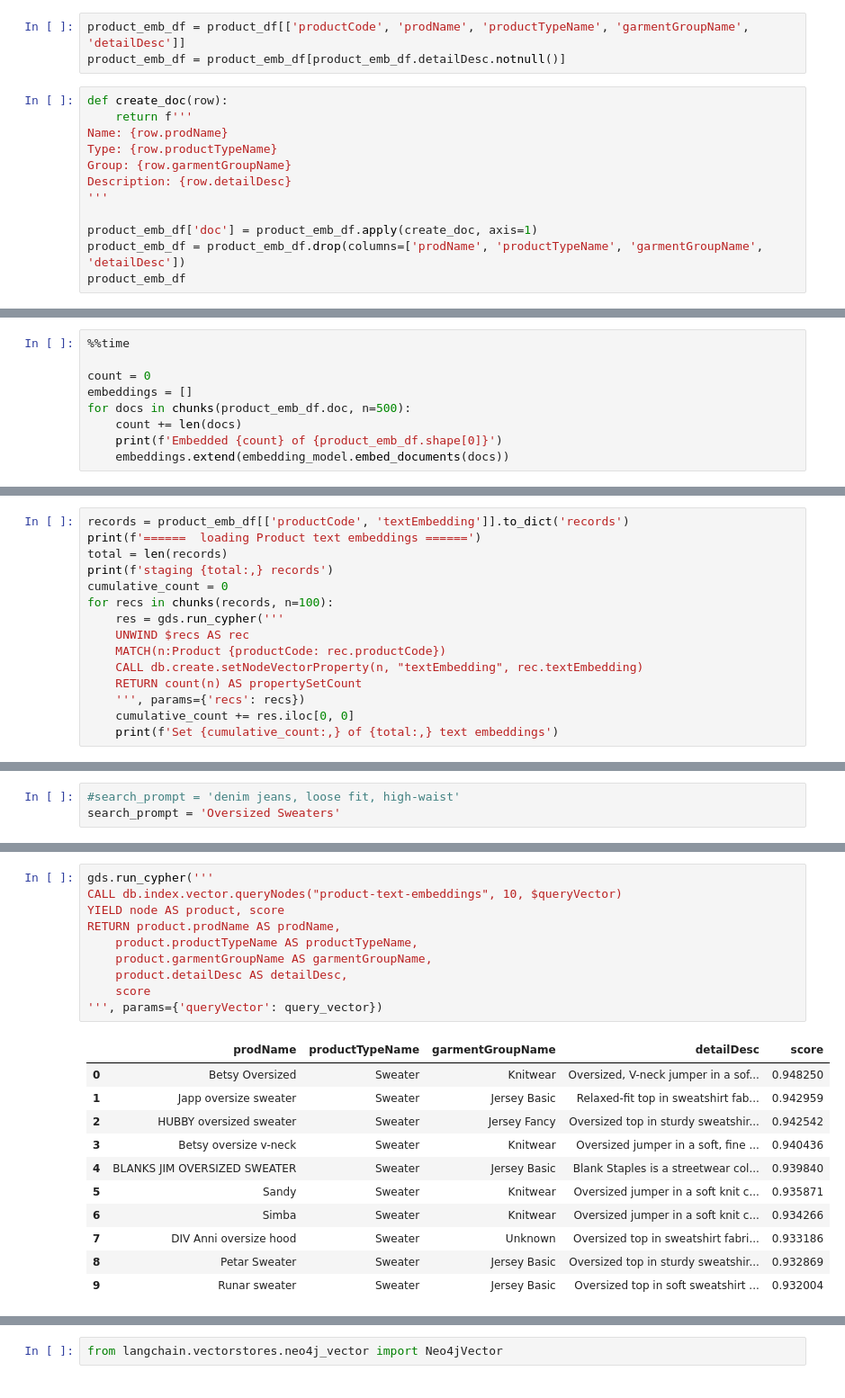
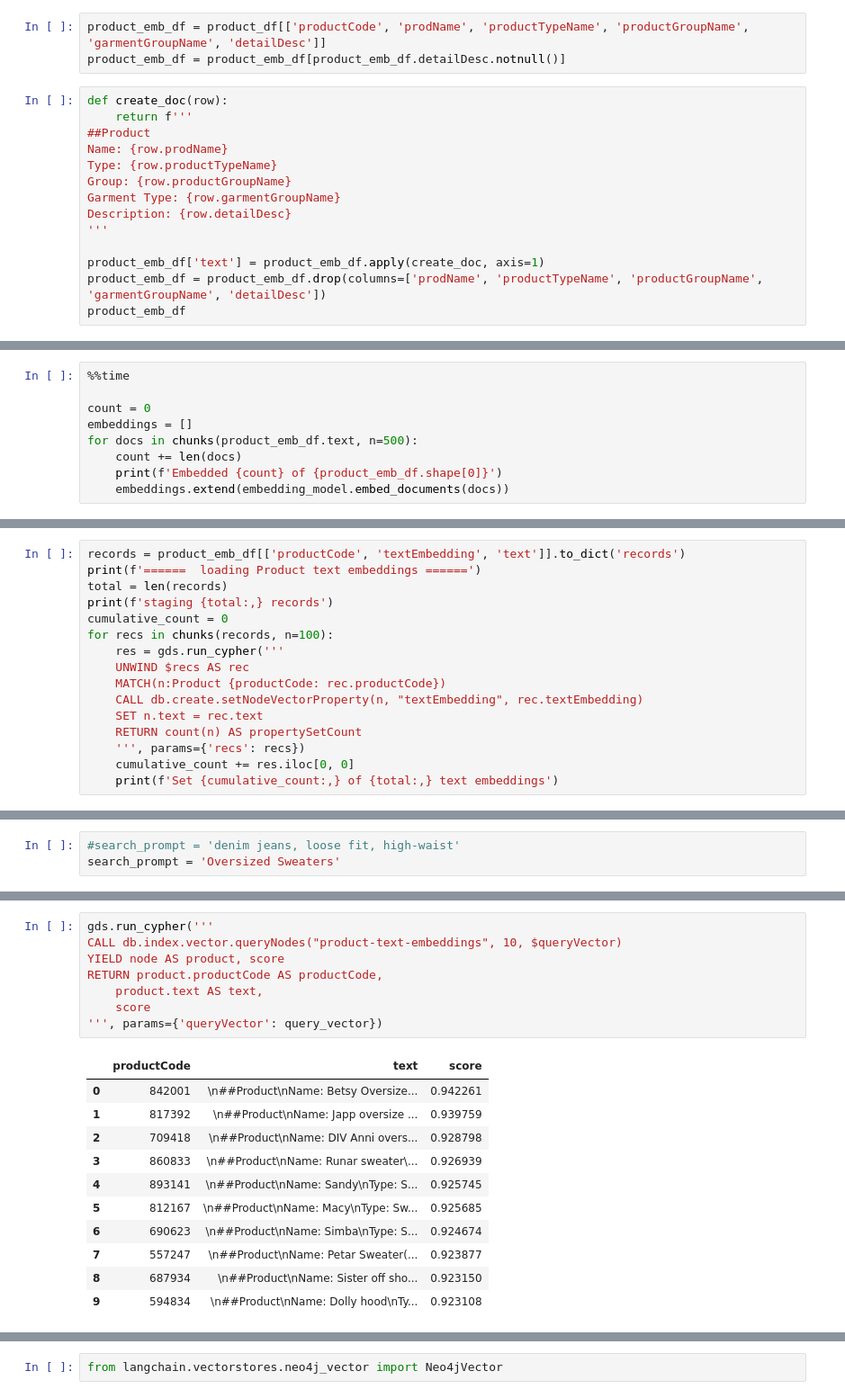
Before and after one commit to neo4j-product-examples/genai-workshop, a Jupyter notebook: genai-workshop.ipynb, the cells around one changed output, grey strips where cells are left out. Shown at 90% size. Cells and saved outputs as stored; diff of their text form.

```diff
--- a/genai-workshop.ipynb
+++ b/genai-workshop.ipynb
@@ -369,16 +367,18 @@ embedding_model, dimension = load_embedding_model(EMBEDDING_MODEL)
 # %%
-product_emb_df = product_df[['productCode', 'prodName', 'productTypeName', 'garmentGroupName', 'detailDesc']]
+product_emb_df = product_df[['productCode', 'prodName', 'productTypeName', 'productGroupName', 'garmentGroupName', 'detailDesc']]
 product_emb_df = product_emb_df[product_emb_df.detailDesc.notnull()]
 # %%
 def create_doc(row):
     return f'''
+##Product
 Name: {row.prodName}
 Type: {row.productTypeName}
-Group: {row.garmentGroupName}
+Group: {row.productGroupName}
+Garment Type: {row.garmentGroupName}
 Description: {row.detailDesc}
 '''
 
-product_emb_df['doc'] = product_emb_df.apply(create_doc, axis=1)
-product_emb_df = product_emb_df.drop(columns=['prodName', 'productTypeName', 'garmentGroupName', 'detailDesc'])
+product_emb_df['text'] = product_emb_df.apply(create_doc, axis=1)
+product_emb_df = product_emb_df.drop(columns=['prodName', 'productTypeName', 'productGroupName', 'garmentGroupName', 'detailDesc'])
 product_emb_df
 # %% [output]
@@ -400,7 +400,7 @@ product_emb_df
 
 count = 0
 embeddings = []
-for docs in chunks(product_emb_df.doc, n=500):
+for docs in chunks(product_emb_df.text, n=500):
     count += len(docs)
     print(f'Embedded {count} of {product_emb_df.shape[0]}')
     embeddings.extend(embedding_model.embed_documents(docs))
@@ -445,7 +444,7 @@ RETURN count(n) AS nodeLoadedCount
 # %% [markdown]
 #### Create Vector Property
 # %%
-records = product_emb_df[['productCode', 'textEmbedding']].to_dict('records')
+records = product_emb_df[['productCode', 'textEmbedding', 'text']].to_dict('records')
 print(f'======  loading Product text embeddings ======')
 total = len(records)
 print(f'staging {total:,} records')
@@ -455,6 +454,7 @@ for recs in chunks(records, n=100):
     UNWIND $recs AS rec
     MATCH(n:Product {productCode: rec.productCode})
     CALL db.create.setNodeVectorProperty(n, "textEmbedding", rec.textEmbedding)
+    SET n.text = rec.text
     RETURN count(n) AS propertySetCount
     ''', params={'recs': recs})
     cumulative_count += res.iloc[0, 0]
@@ -506,23 +505,21 @@ query vector sample: [-0.023111533708142926, -0.013537315847732437, 0.0017739115
 # %%
 gds.run_cypher('''
 CALL db.index.vector.queryNodes("product-text-embeddings", 10, $queryVector)
 YIELD node AS product, score
-RETURN product.prodName AS prodName,
-    product.productTypeName AS productTypeName,
-    product.garmentGroupName AS garmentGroupName,
-    product.detailDesc AS detailDesc,
+RETURN product.productCode AS productCode,
+    product.text AS text,
     score
 ''', params={'queryVector': query_vector})
 # %% [output]
-|  | prodName | productTypeName | garmentGroupName | detailDesc | score |
-| 0 | Betsy Oversized | Sweater | Knitwear | Oversized, V-neck jumper in a sof... | 0.948250 |
-| 1 | Japp oversize sweater | Sweater | Jersey Basic | Relaxed-fit top in sweatshirt fab... | 0.942959 |
-| 2 | HUBBY oversized sweater | Sweater | Jersey Fancy | Oversized top in sturdy sweatshir... | 0.942542 |
-| 3 | Betsy oversize v-neck | Sweater | Knitwear | Oversized jumper in a soft, fine ... | 0.940436 |
-| 4 | BLANKS JIM OVERSIZED SWEATER | Sweater | Jersey Basic | Blank Staples is a streetwear col... | 0.939840 |
-| 5 | Sandy | Sweater | Knitwear | Oversized jumper in a soft knit c... | 0.935871 |
-| 6 | Simba | Sweater | Knitwear | Oversized jumper in a soft knit c... | 0.934266 |
-| 7 | DIV Anni oversize hood | Sweater | Unknown | Oversized top in sweatshirt fabri... | 0.933186 |
-| 8 | Petar Sweater | Sweater | Jersey Basic | Oversized top in sturdy sweatshir... | 0.932869 |
-| 9 | Runar sweater | Sweater | Jersey Basic | Oversized top in soft sweatshirt ... | 0.932004 |
+|  | productCode | text | score |
+| 0 | 842001 | \n##Product\nName: Betsy Oversize... | 0.942261 |
+| 1 | 817392 | \n##Product\nName: Japp oversize ... | 0.939759 |
+| 2 | 709418 | \n##Product\nName: DIV Anni overs... | 0.928798 |
+| 3 | 860833 | \n##Product\nName: Runar sweater\... | 0.926939 |
+| 4 | 893141 | \n##Product\nName: Sandy\nType: S... | 0.925745 |
+| 5 | 812167 | \n##Product\nName: Macy\nType: Sw... | 0.925685 |
+| 6 | 690623 | \n##Product\nName: Simba\nType: S... | 0.924674 |
+| 7 | 557247 | \n##Product\nName: Petar Sweater(... | 0.923877 |
+| 8 | 687934 | \n##Product\nName: Sister off sho... | 0.923150 |
+| 9 | 594834 | \n##Product\nName: Dolly hood\nTy... | 0.923108 |
 # %% [markdown]
```
Also changed, not shown: parts of 37 cells of this notebook, 2 other files.
